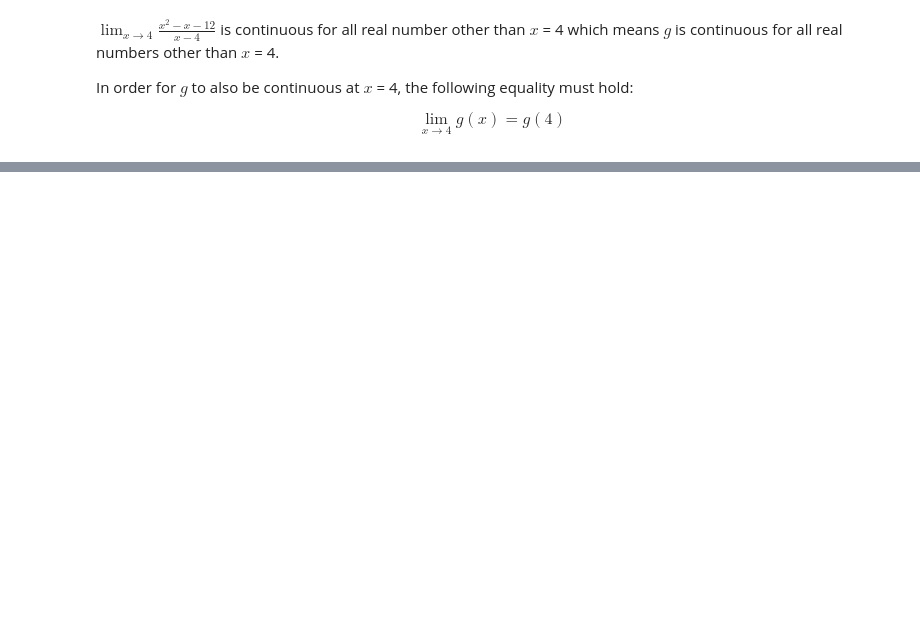
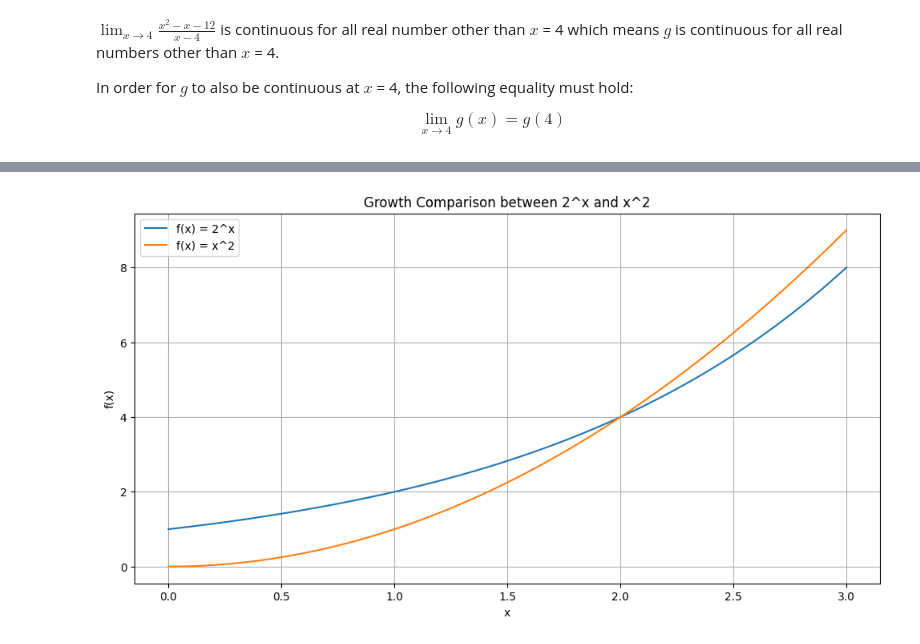
Before and after one commit to thomjiji/calculus, a Jupyter notebook: main.ipynb, the cells around one changed output, grey strips where cells are left out. Saved outputs shown, nothing was run; the diff lists cells and outputs as text; code cells hidden in the pictures; blank space fills up the shorter version.

```diff
--- a/main.ipynb
+++ b/main.ipynb
@@ -646,0 +717,33 @@ plt.show()
+# %%
+import numpy as np
+import matplotlib.pyplot as plt
+
+
+# Defining the functions
+def f1(x):
+    return 2 ** x
+
+
+def f2(x):
+    return x ** 2
+
+
+# Generate x values
+x = np.linspace(0, 3, 100)
+
+# Plot the two functions
+plt.figure(figsize=(12, 6))
+plt.plot(x, f1(x), label="f(x) = 2^x")
+plt.plot(x, f2(x), label="f(x) = x^2")
+
+# Adding grid, legend, title and labels
+plt.grid(True)
+plt.legend(loc="upper left")
+plt.title("Growth Comparison between 2^x and x^2")
+plt.xlabel("x")
+plt.ylabel("f(x)")
+
+# Show the plot
+plt.show()
+# %% [output]
+[figure, added]
```
Also changed, not shown: parts of 14 cells of this notebook, 4 other files.
